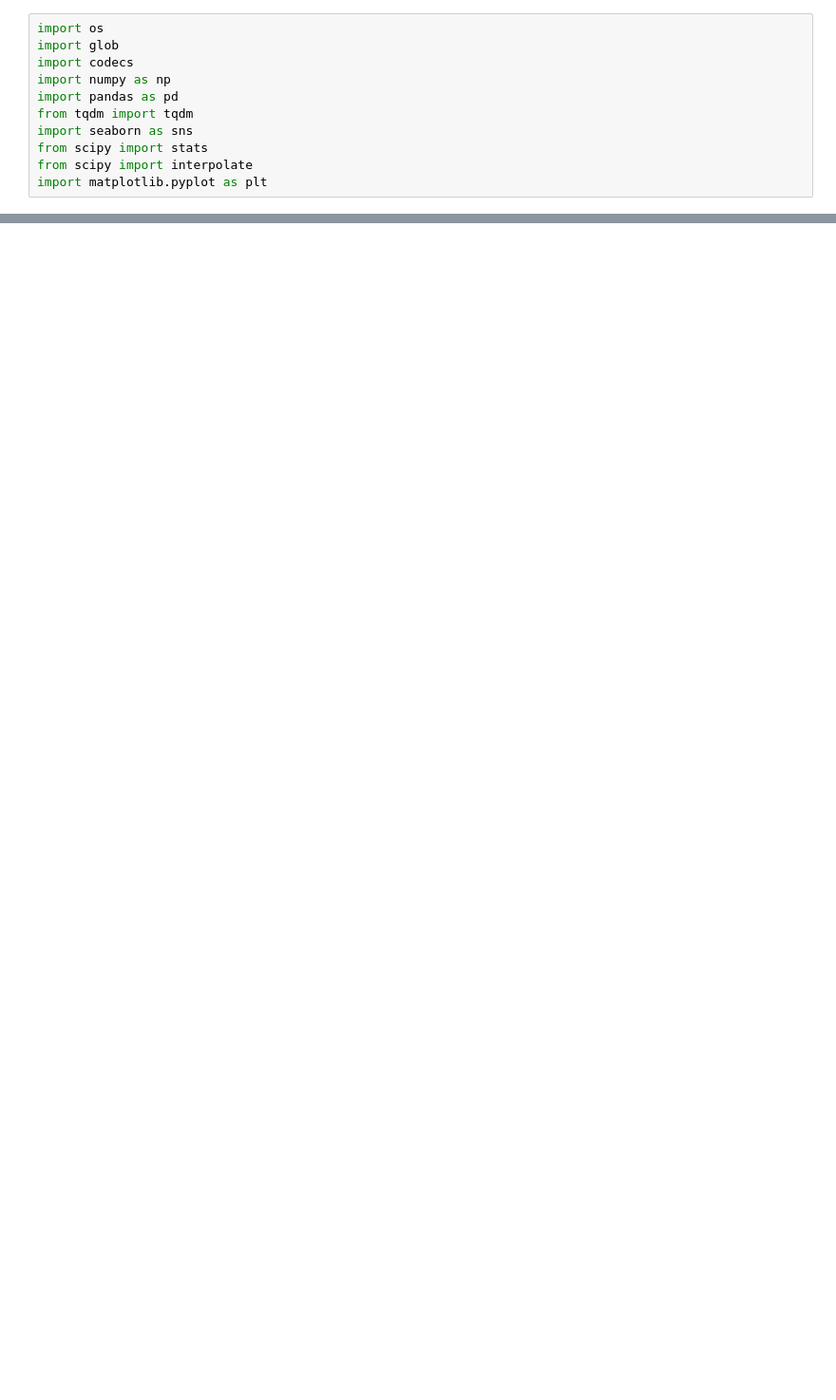
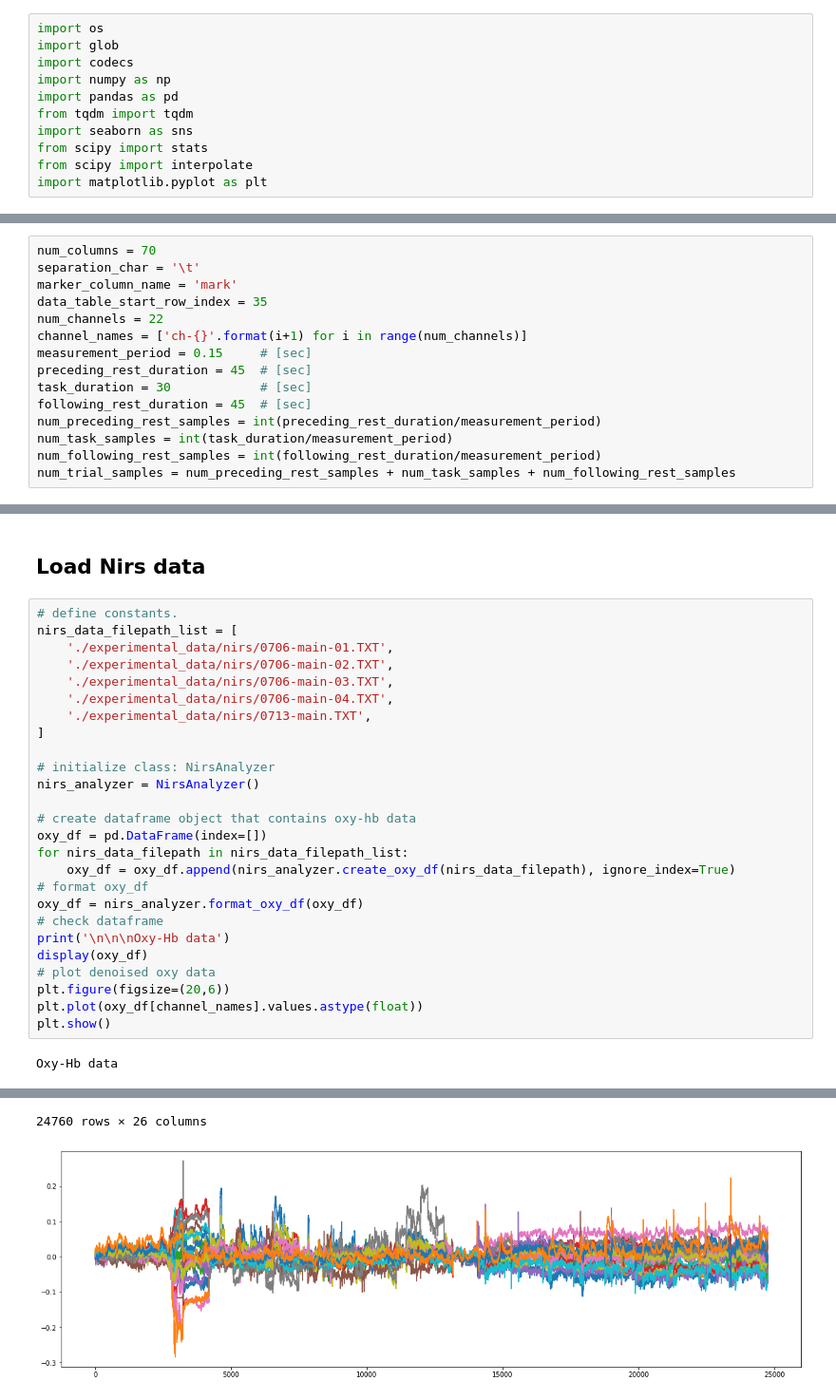
Before and after one commit to YUTATanamoto/nirs-analysis, a Jupyter notebook: analyze-nirs-data.ipynb, the cells around one changed output, grey strips where cells are left out. Shown at 95% size. Drawn from its saved outputs; the diff is of its cells as text; blank space fills up the shorter version.

```diff
--- a/analyze-nirs-data.ipynb
+++ b/analyze-nirs-data.ipynb
@@ -298,0 +74,15 @@ period -> 38.4
+# %%
+num_columns = 70
+separation_char = '\t'
+marker_column_name = 'mark'
+data_table_start_row_index = 35
+num_channels = 22
+channel_names = ['ch-{}'.format(i+1) for i in range(num_channels)]
+measurement_period = 0.15     # [sec]
+preceding_rest_duration = 45  # [sec]
+task_duration = 30            # [sec]
+following_rest_duration = 45  # [sec]
+num_preceding_rest_samples = int(preceding_rest_duration/measurement_period)
+num_task_samples = int(task_duration/measurement_period)
+num_following_rest_samples = int(following_rest_duration/measurement_period)
+num_trial_samples = num_preceding_rest_samples + num_task_samples + num_following_rest_samples
@@ -298,0 +159,30 @@ period -> 38.4
+# %% [markdown]
+## Load Nirs data
+# %%
+# define constants.
+nirs_data_filepath_list = [
+    './experimental_data/nirs/0706-main-01.TXT',
+    './experimental_data/nirs/0706-main-02.TXT',
+    './experimental_data/nirs/0706-main-03.TXT',
+    './experimental_data/nirs/0706-main-04.TXT',
+    './experimental_data/nirs/0713-main.TXT',
+]
+
+# initialize class: NirsAnalyzer
+nirs_analyzer = NirsAnalyzer()
+
+# create dataframe object that contains oxy-hb data
+oxy_df = pd.DataFrame(index=[])
+for nirs_data_filepath in nirs_data_filepath_list:
+    oxy_df = oxy_df.append(nirs_analyzer.create_oxy_df(nirs_data_filepath), ignore_index=True)
+# format oxy_df
+oxy_df = nirs_analyzer.format_oxy_df(oxy_df)
+# check dataframe
+print('\n\n\nOxy-Hb data')
+display(oxy_df)
+# plot denoised oxy data
+plt.figure(figsize=(20,6))
+plt.plot(oxy_df[channel_names].values.astype(float))
+plt.show()
+# %% [output]
+Oxy-Hb data
@@ -298,0 +201,2 @@ period -> 38.4
+24760 rows × 26 columns
+[figure, added]
```
Also changed, not shown: parts of 14 cells of this notebook.
